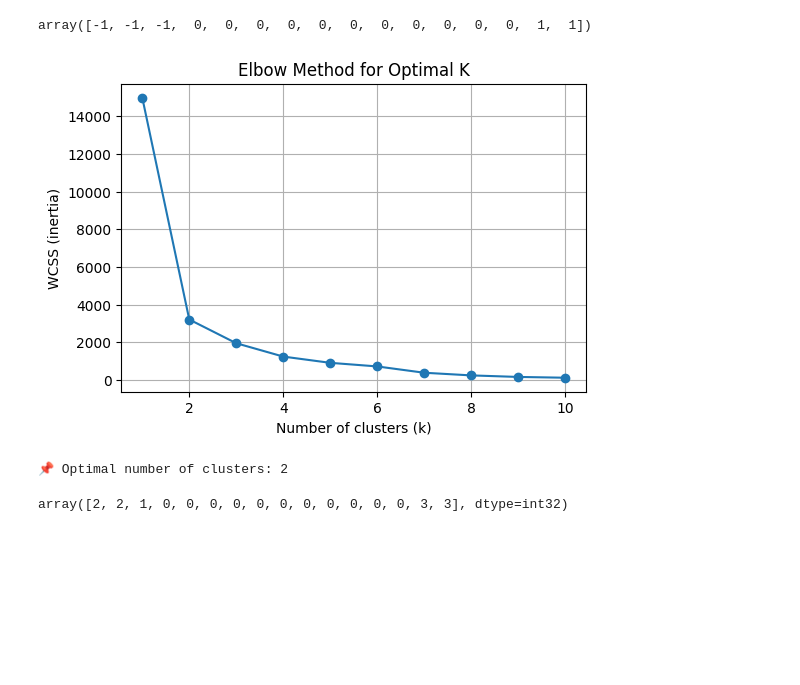
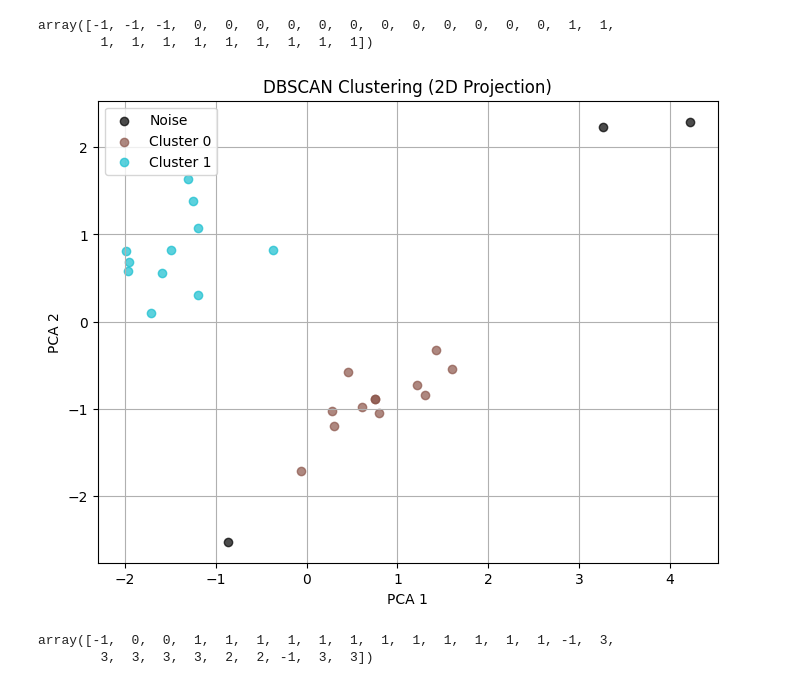
Before and after one commit to Manav1011/signal_processing, a Jupyter notebook: yammnet-test.ipynb, the cells around one changed output. Drawn from its saved outputs; the diff is of its cells as text; code cells hidden in the pictures; blank space fills up the shorter version.

```diff
--- a/yammnet-test.ipynb
+++ b/yammnet-test.ipynb
@@ -178,44 +206,46 @@ plt.show()
 # %%
 from sklearn.cluster import DBSCAN
 
-clusterer = DBSCAN(eps=12, min_samples=2)
-labels = clusterer.fit_predict(X_pca)
+clusterer = DBSCAN(eps=jump_end_value,min_samples=3,metric='cosine')
+labels = clusterer.fit_predict(X)
 labels
 # %% [output]
-array([-1, -1, -1,  0,  0,  0,  0,  0,  0,  0,  0,  0,  0,  0,  1,  1])
+array([-1, -1, -1,  0,  0,  0,  0,  0,  0,  0,  0,  0,  0,  0,  0,  1,  1,
+        1,  1,  1,  1,  1,  1,  1,  1,  1])
-# %%
-
-from sklearn.cluster import KMeans
-
-# Step 2: Run KMeans for multiple values of k and store WCSS
-wcss = []
-K_range = range(1, 11)  # Try 1 to 10 clusters
-
-for k in K_range:
-    kmeans = KMeans(n_clusters=k, random_state=42, n_init='auto')
-    kmeans.fit(X_pca)
-    wcss.append(kmeans.inertia_)  # inertia_ is the WCSS
-
-# Step 3: Plot Elbow Curve
-plt.figure(figsize=(6, 4))
-plt.plot(K_range, wcss, marker='o')
-plt.title('Elbow Method for Optimal K')
-plt.xlabel('Number of clusters (k)')
-plt.ylabel('WCSS (inertia)')
-plt.grid(True)
-plt.show()
-# %% [output]
-[figure, removed]
-# %%
-# Step 4: Detect "elbow" using KneeLocator
-kneedle = KneeLocator(K_range, wcss, curve="convex", direction="decreasing")
-optimal_k = kneedle.elbow or 3  # fallback to 3 if None
-print(f"📌 Optimal number of clusters: {optimal_k}")
-
-# Step 5: Apply KMeans with optimal_k
-kmeans = KMeans(n_clusters=4, random_state=42, n_init='auto')
-labels = kmeans.fit_predict(X_pca)
-labels
-# %% [output]
-📌 Optimal number of clusters: 2
-array([2, 2, 1, 0, 0, 0, 0, 0, 0, 0, 0, 0, 0, 0, 3, 3], dtype=int32)
+# %%
+# Step 1: Reduce dimensions to 2D for plotting
+pca = PCA(n_components=2)
+X_2d = pca.fit_transform(X)
+
+# Step 2: Plot
+unique_labels = np.unique(labels)
+colors = plt.cm.get_cmap('tab10', len(unique_labels))
+
+plt.figure(figsize=(8, 6))
+for i, label in enumerate(unique_labels):
+    # Noise points are usually labeled as -1
+    color = 'k' if label == -1 else colors(i)
+    plt.scatter(X_2d[labels == label, 0],
+                X_2d[labels == label, 1],
+                c=[color],
+                label=f'Cluster {label}' if label != -1 else 'Noise',
+                alpha=0.7)
+
+plt.title('DBSCAN Clustering (2D Projection)')
+plt.xlabel('PCA 1')
+plt.ylabel('PCA 2')
+plt.legend()
+plt.grid(True)
+plt.show()
+# %% [output]
+[figure, added]
+# %%
+import hdbscan
+
+# Now cluster on the PCA-reduced data
+clusterer = hdbscan.HDBSCAN(min_cluster_size=2,min_samples=1)
+labels = clusterer.fit_predict(X)
+labels
+# %% [output]
+array([-1,  0,  0,  1,  1,  1,  1,  1,  1,  1,  1,  1,  1,  1,  1, -1,  3,
+        3,  3,  3,  3,  2,  2, -1,  3,  3])
```
Also changed, not shown: parts of 9 cells of this notebook, 20 other files.
